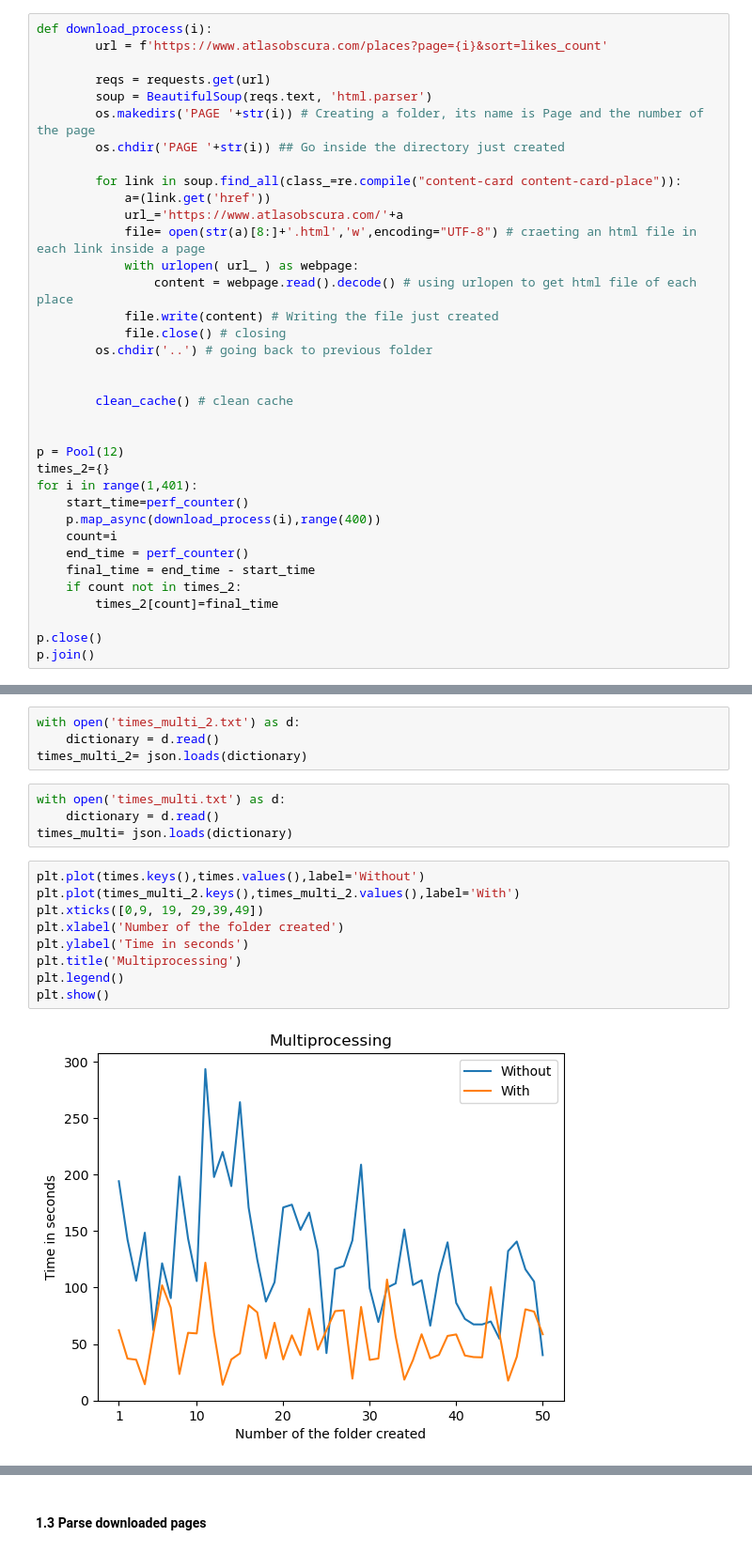
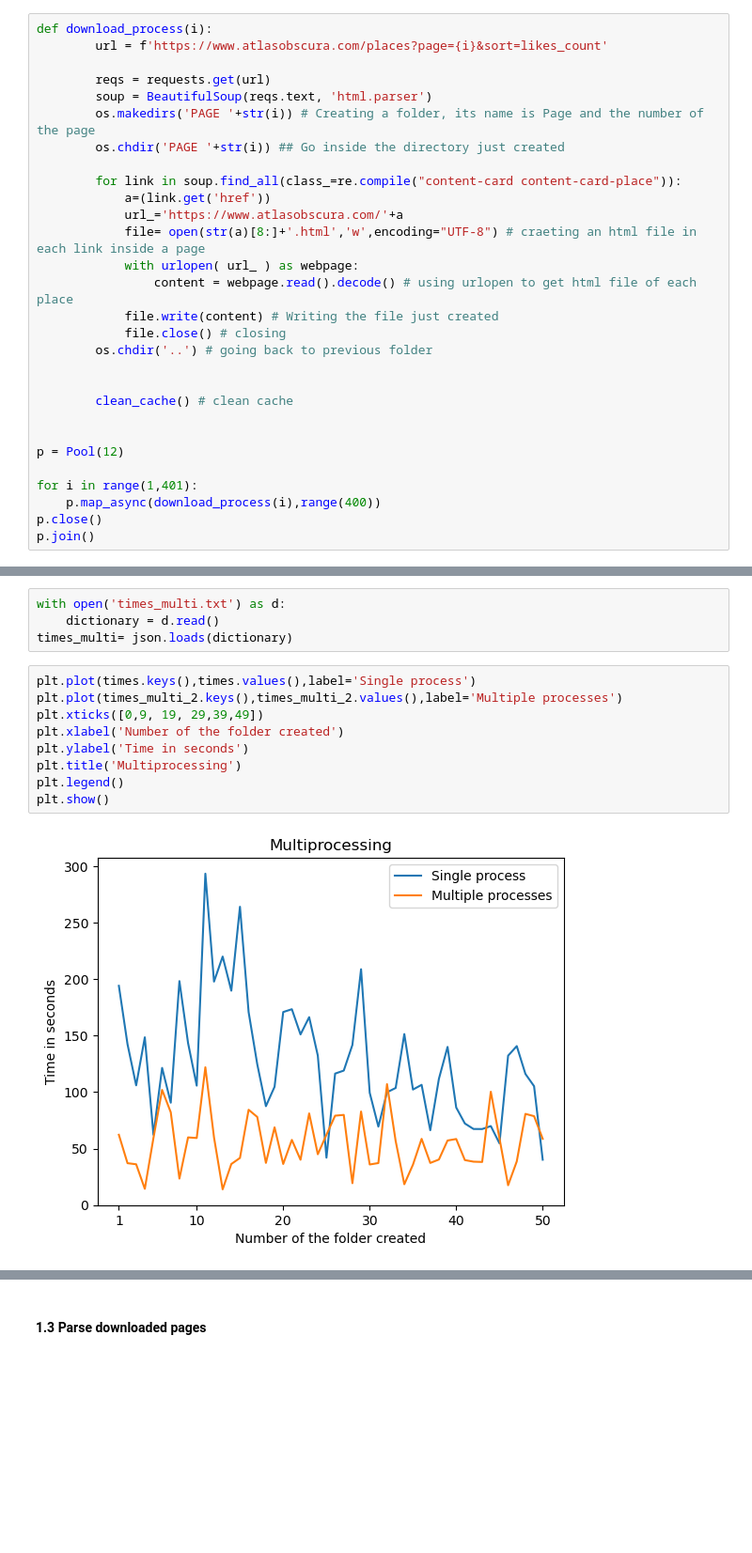
Before and after one commit to MattiaCastaldo/Homework-3, a Jupyter notebook: Mattia.ipynb, the cells around one changed output, grey strips where cells are left out. Shown at 94% size. Saved outputs shown, nothing was run; the diff lists cells and outputs as text; blank space fills up the shorter version.

```diff
--- a/Mattia.ipynb
+++ b/Mattia.ipynb
@@ -113,16 +113,9 @@ def download_process(i):
 
 
 p = Pool(12)
-times_2={}
+
 for i in range(1,401):
-    start_time=perf_counter()
     p.map_async(download_process(i),range(400))
-    count=i
-    end_time = perf_counter()
-    final_time = end_time - start_time
-    if count not in times_2:
-        times_2[count]=final_time
-
 p.close()
 p.join()
 # %% [markdown]
@@ -203,22 +196,18 @@ with open('times_multi_1.txt','w') as d:
     d.write(json.dumps(times_2))
-# %%
-with open('times_multi_2.txt') as d:
-    dictionary = d.read()
-times_multi_2= json.loads(dictionary)
 # %%
 with open('times_multi.txt') as d:
     dictionary = d.read()
 times_multi= json.loads(dictionary)
 # %%
-plt.plot(times.keys(),times.values(),label='Without')
-plt.plot(times_multi_2.keys(),times_multi_2.values(),label='With')
+plt.plot(times.keys(),times.values(),label='Single process')
+plt.plot(times_multi_2.keys(),times_multi_2.values(),label='Multiple processes')
 plt.xticks([0,9, 19, 29,39,49])
 plt.xlabel('Number of the folder created')
 plt.ylabel('Time in seconds')
 plt.title('Multiprocessing')
 plt.legend()
 plt.show()
 # %% [output]
-[figure, old version]
+[figure, new version]
 # %%
 ## In this cell we show you that using multiprocessing the average time to store 18 documents in a folder is halved
```
Also changed, not shown: parts of 3 cells of this notebook.
